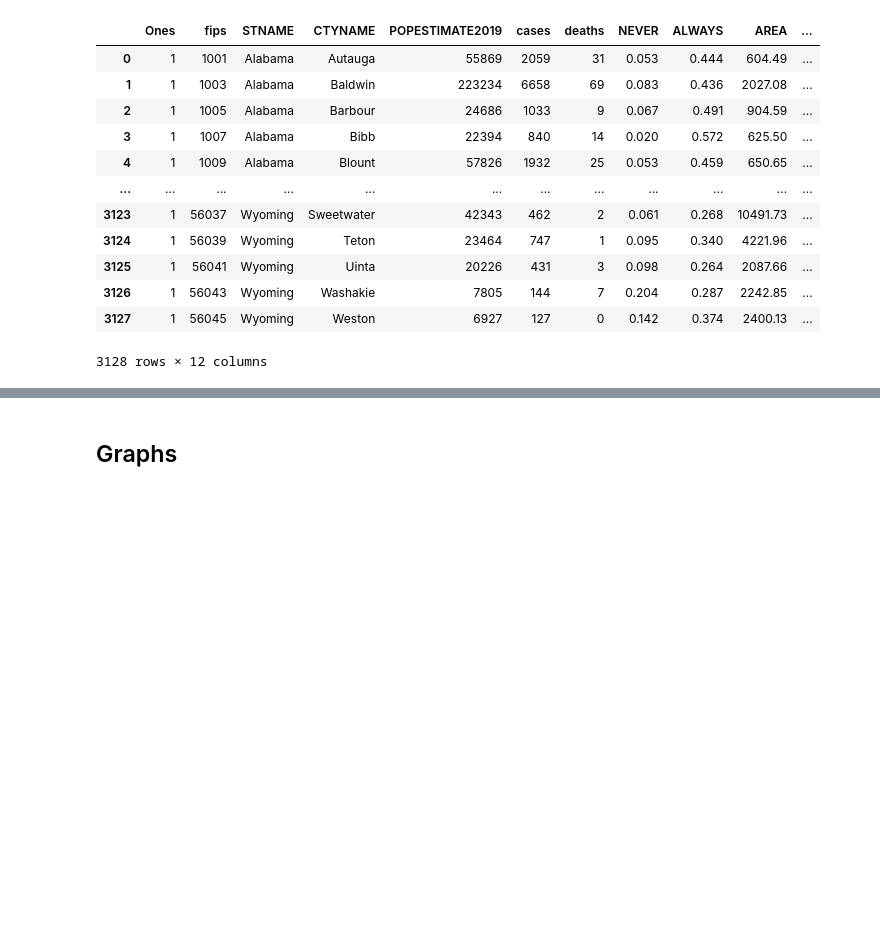
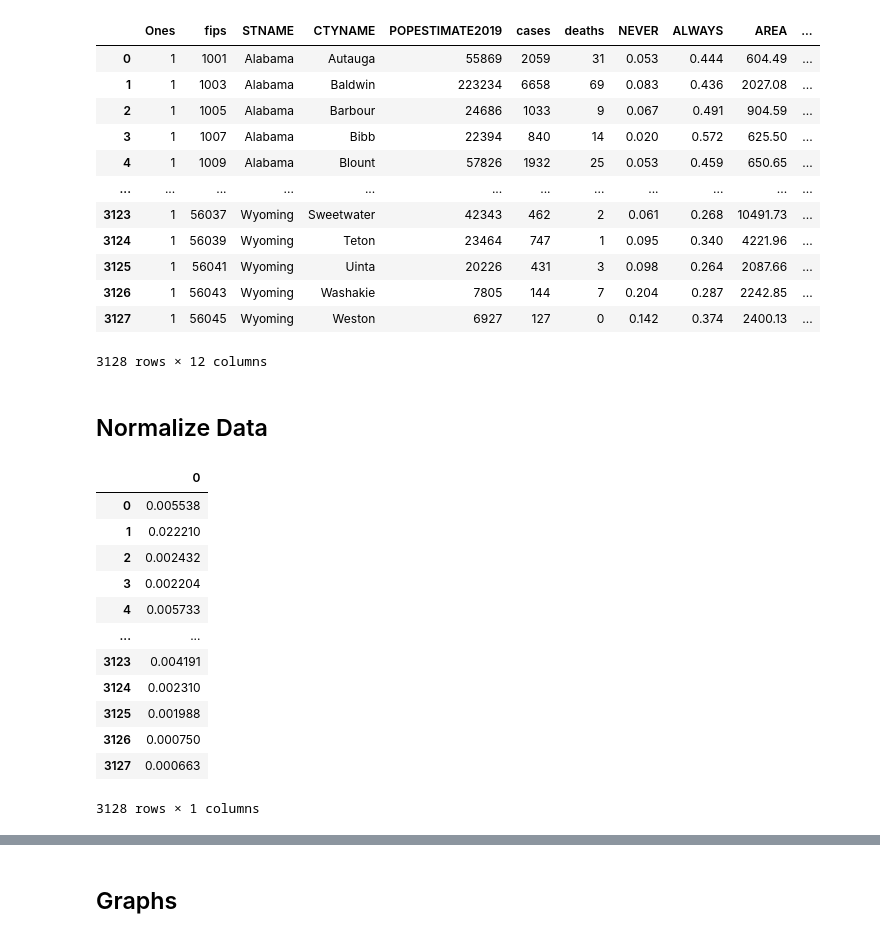
Before and after one commit to pstrawbr/County-Level-COVID-19-Prediction, a Jupyter notebook: Final Models.ipynb, the cells around one changed output, grey strips where cells are left out. Drawn from its saved outputs; the diff is of its cells as text; code cells hidden in the pictures; blank space fills up the shorter version.

```diff
--- a/Final Models.ipynb
+++ b/Final Models.ipynb
@@ -113,3 +113,5 @@ df
 | 3126 | 1 | 56043 | Wyoming | Washakie | 7805 | 144 | 7 | 0.204 | 0.287 | 2242.85 | ... |
 | 3127 | 1 | 56045 | Wyoming | Weston | 6927 | 127 | 0 | 0.142 | 0.374 | 2400.13 | ... |
 3128 rows × 12 columns
+# %% [markdown]
+## Normalize Data
@@ -115,0 +125,18 @@ df
+# %%
+normalize_pop = normalize(df['POPESTIMATE2019'])
+normal_pop_df = pd.DataFrame(normalize_pop)
+normal_pop_df
+# %% [output]
+|  | 0 |
+| 0 | 0.005538 |
+| 1 | 0.022210 |
+| 2 | 0.002432 |
+| 3 | 0.002204 |
+| 4 | 0.005733 |
+| ... | ... |
+| 3123 | 0.004191 |
+| 3124 | 0.002310 |
+| 3125 | 0.001988 |
+| 3126 | 0.000750 |
+| 3127 | 0.000663 |
+3128 rows × 1 columns
```
Also changed, not shown: parts of 12 cells of this notebook, 1 other file.
